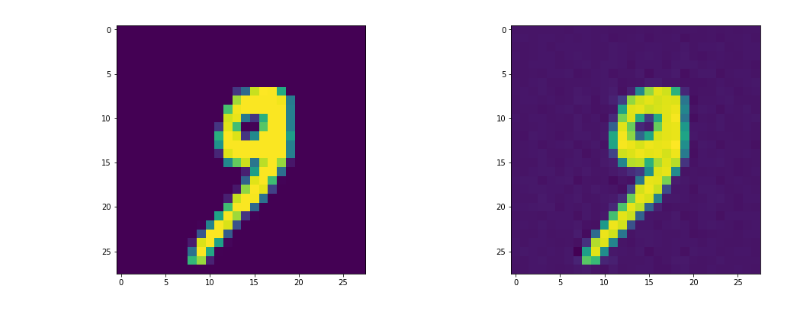
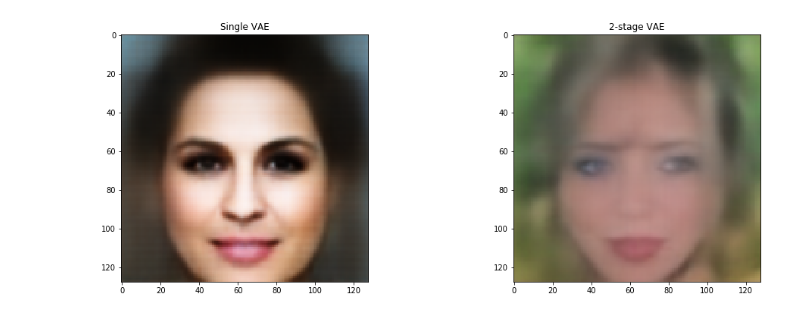
Before and after one commit to gergely-flamich/VAE-Zoo, a Jupyter notebook: code_v2/2-Stage VAEs.ipynb, the cells around one changed output. Cells and saved outputs as stored; diff of their text form; code cells hidden in the pictures.

```diff
--- a/code_v2/2-Stage VAEs.ipynb
+++ b/code_v2/2-Stage VAEs.ipynb
@@ -25,25 +62,37 @@ array([[0.5433307 , 0.4894673 , 0.577988  , ..., 0.49115962, 0.48334962,
 # %%
-idx = 1000
+with tf.device("CPU:0"):
 
-im = eval_data[idx:idx + 1]
-z_1 = manifold_vae.encoder(mnist_parse_fn(im), training=False)
-#z_2 = measure_vae.encoder(z_1)
-#z_2 = measure_vae.posterior.sample()
-# z = tf.ones((1, 64))
-#z = vae.posterior.sample()
-#z = measure_vae.decoder(z_2)
-#print(z_2)
-#print(z_1)
-#print(z)
-rec_im = manifold_vae.decoder(z_1, training=False)
+    # idx = 1000
 
-plt.figure(figsize=(17, 6))
-plt.subplot(121)
-plt.imshow(im[0])
+    # im = eval_data[idx:idx + 1]
+    # z_1 = manifold_vae.encoder(mnist_parse_fn(im), training=False)
 
-plt.subplot(122)
-plt.imshow(tf.squeeze(rec_im))
+    #z_2 = measure_vae.encoder(z_1)
 
-plt.show()
+    manifold_vae(tf.zeros((1, 128, 128, 3)))
+    measure_vae(tf.zeros((1, 128)))
+
+    z_ = manifold_vae.prior.sample()
+    z_ = z_[tf.newaxis, ...]
+    rec_im_ = manifold_vae.decoder(z_)
+
+
+    z_2 = measure_vae.prior.sample()
+    z_2 = z_2[tf.newaxis, ...]
+    z = measure_vae.decoder(z_2)
+
+    rec_im = manifold_vae.decoder(z, training=False)
+
+
+    plt.figure(figsize=(17, 6))
+    plt.subplot(121)
+    plt.title("Single VAE")
+    plt.imshow(tf.squeeze(rec_im_))
+
+    plt.subplot(122)
+    plt.title("2-stage VAE")
+    plt.imshow(tf.squeeze(rec_im))
+
+    plt.show()
 # %% [output]
-[figure, old version]
+[figure, new version]
```
Also changed, not shown: parts of 6 cells of this notebook, 3 other files.
